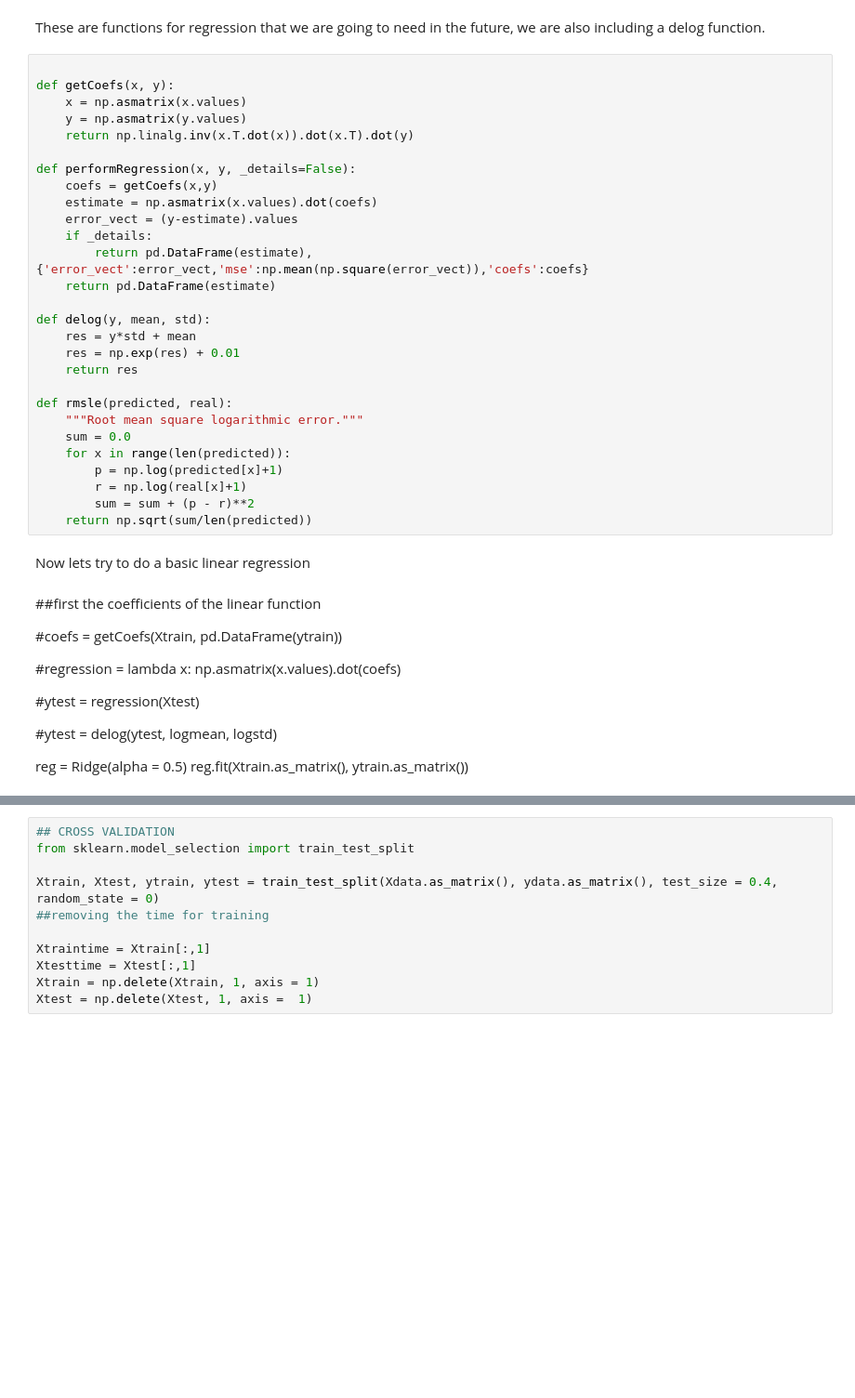
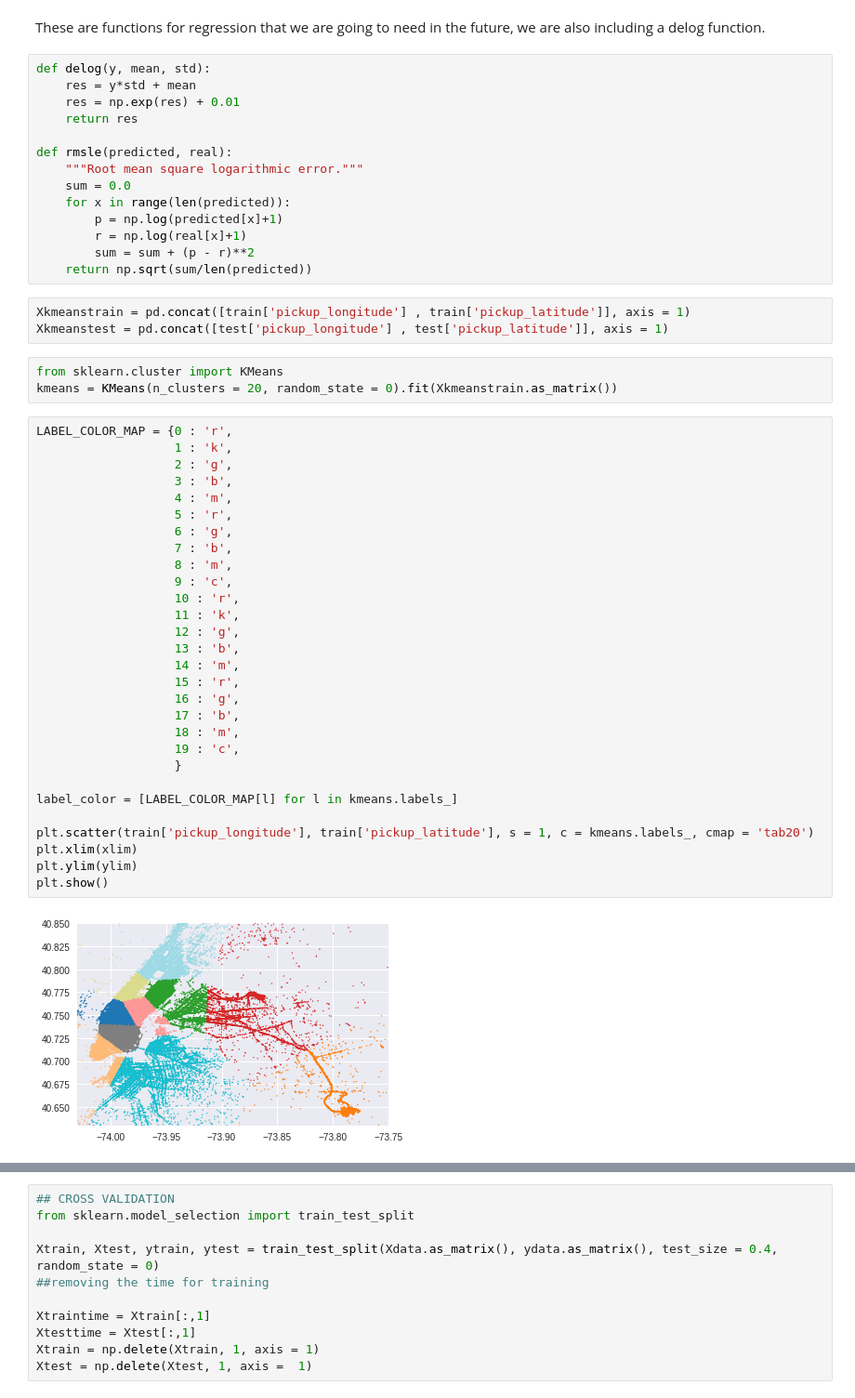
Before and after one commit to joseluisvaz/nyc-taxi-trip-duration, a Jupyter notebook: nyctaxinotebook.ipynb, the cells around one changed output, grey strips where cells are left out. Shown at 93% size. Cells and saved outputs as stored; diff of their text form; blank space fills up the shorter version.

```diff
--- a/nyctaxinotebook.ipynb
+++ b/nyctaxinotebook.ipynb
@@ -172,20 +176,6 @@ Xsub = pd.concat([newtest['haversine'],newtest['passenger_count'], newtest['L1_d
 # %% [markdown]
 These are functions for regression that we are going to need in the future, we are also including a delog function.
 # %%
-
-def getCoefs(x, y):
-    x = np.asmatrix(x.values)
-    y = np.asmatrix(y.values)
-    return np.linalg.inv(x.T.dot(x)).dot(x.T).dot(y)
-
-def performRegression(x, y, _details=False):
-    coefs = getCoefs(x,y)
-    estimate = np.asmatrix(x.values).dot(coefs)
-    error_vect = (y-estimate).values
-    if _details:
-        return pd.DataFrame(estimate), {'error_vect':error_vect,'mse':np.mean(np.square(error_vect)),'coefs':coefs}
-    return pd.DataFrame(estimate)
-
 def delog(y, mean, std):
     res = y*std + mean
     res = np.exp(res) + 0.01
@@ -199,18 +189,40 @@ def rmsle(predicted, real):
         r = np.log(real[x]+1)
         sum = sum + (p - r)**2
     return np.sqrt(sum/len(predicted))
-# %% [markdown]
-Now lets try  to do a basic linear regression
-# %% [markdown]
-##first the coefficients of the linear function
-
-#coefs = getCoefs(Xtrain, pd.DataFrame(ytrain))
-
-#regression = lambda x: np.asmatrix(x.values).dot(coefs)
-
-#ytest = regression(Xtest)
-
-#ytest = delog(ytest, logmean, logstd)
-
-reg = Ridge(alpha = 0.5)
-reg.fit(Xtrain.as_matrix(), ytrain.as_matrix())
+# %%
+Xkmeanstrain = pd.concat([train['pickup_longitude'] , train['pickup_latitude']], axis = 1)
+Xkmeanstest = pd.concat([test['pickup_longitude'] , test['pickup_latitude']], axis = 1)
+# %%
+from sklearn.cluster import KMeans
+kmeans = KMeans(n_clusters = 20, random_state = 0).fit(Xkmeanstrain.as_matrix())
+# %%
+LABEL_COLOR_MAP = {0 : 'r',
+                   1 : 'k',
+                   2 : 'g',
+                   3 : 'b',
+                   4 : 'm',
+                   5 : 'r',
+                   6 : 'g',
+                   7 : 'b',
+                   8 : 'm',
+                   9 : 'c',
+                   10 : 'r',
+                   11 : 'k',
+                   12 : 'g',
+                   13 : 'b',
+                   14 : 'm',
+                   15 : 'r',
+                   16 : 'g',
+                   17 : 'b',
+                   18 : 'm',
+                   19 : 'c',
+                   }
+
+label_color = [LABEL_COLOR_MAP[l] for l in kmeans.labels_]
+
+plt.scatter(train['pickup_longitude'], train['pickup_latitude'], s = 1, c = kmeans.labels_, cmap = 'tab20')
+plt.xlim(xlim)
+plt.ylim(ylim)
+plt.show()
+# %% [output]
+[figure, added]
```
Also changed, not shown: parts of 25 cells of this notebook, 1 other file.
